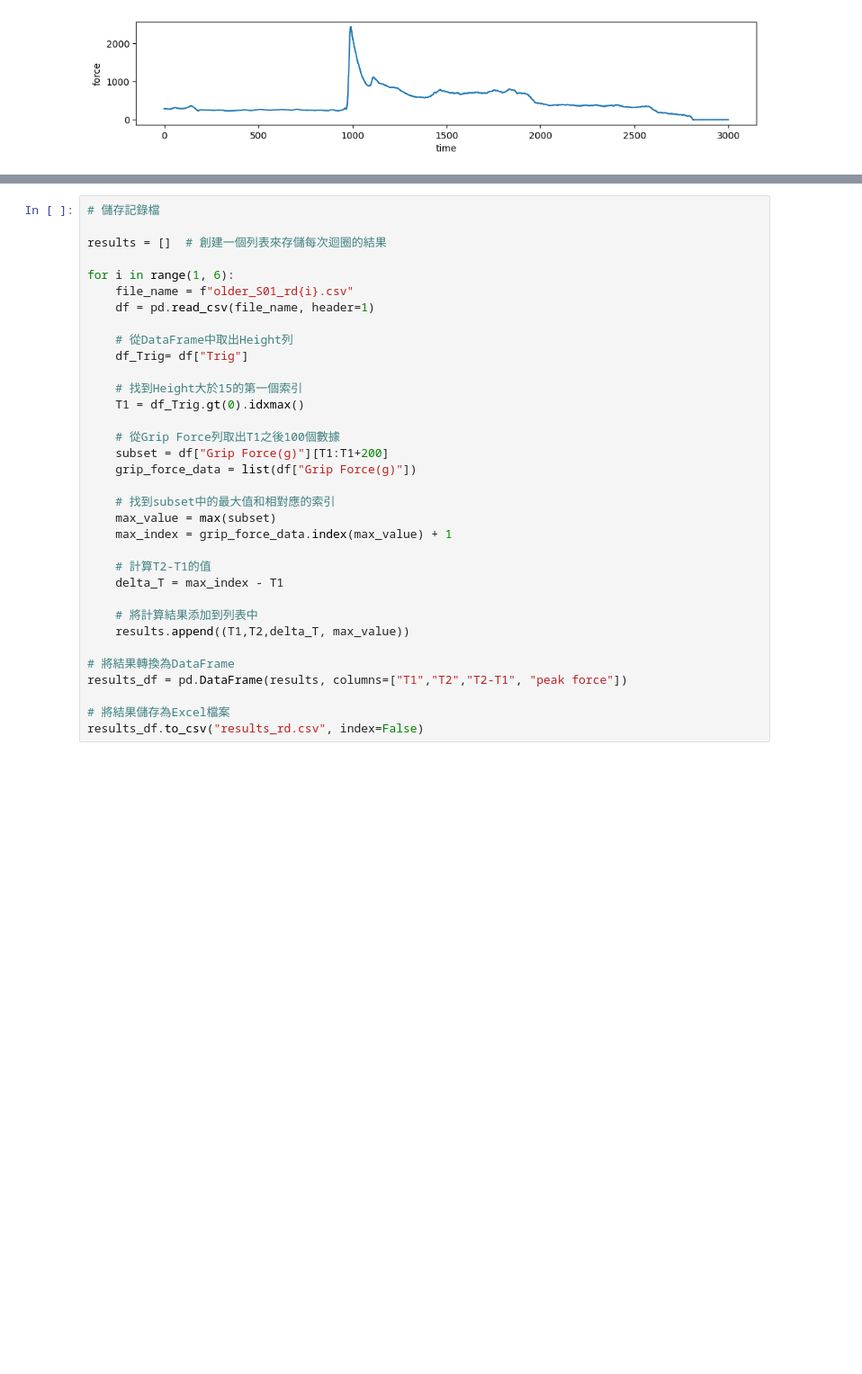
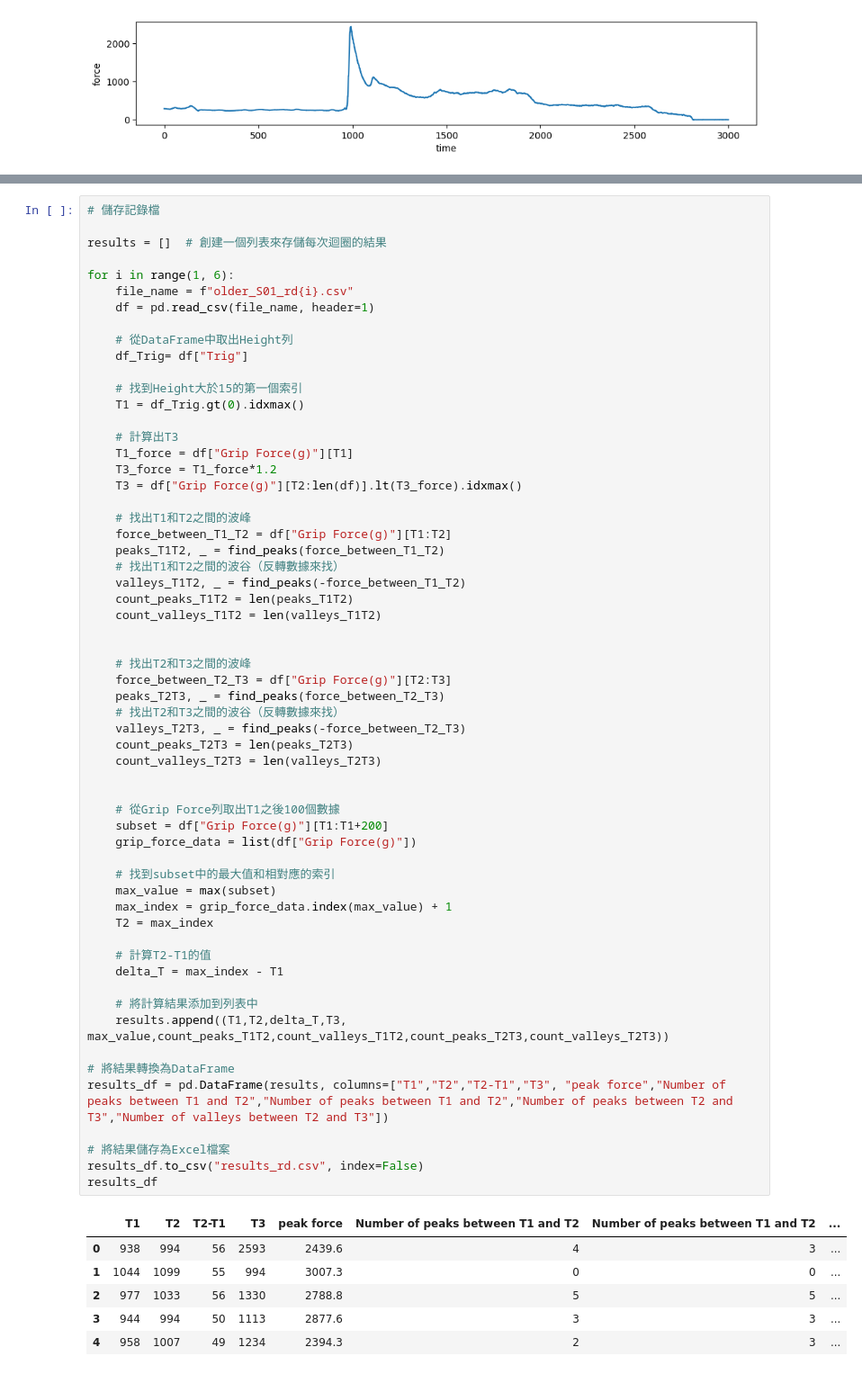
Before and after one commit to Howdy-Lin/twitchProject, a Jupyter notebook: older/S01/elder_rd.ipynb, the cells around one changed output, grey strips where cells are left out. Shown at 90% size. Saved outputs shown, nothing was run; the diff lists cells and outputs as text; blank space fills up the shorter version.

```diff
--- a/older/S01/elder_rd.ipynb
+++ b/older/S01/elder_rd.ipynb
@@ -133,32 +153,64 @@ Number of valleys between T2 and T3: 14
 
 results = []  # 創建一個列表來存儲每次迴圈的結果
 
 for i in range(1, 6):
     file_name = f"older_S01_rd{i}.csv"
     df = pd.read_csv(file_name, header=1)
 
     # 從DataFrame中取出Height列
     df_Trig= df["Trig"]
 
     # 找到Height大於15的第一個索引
     T1 = df_Trig.gt(0).idxmax()
 
+    # 計算出T3
+    T1_force = df["Grip Force(g)"][T1]
+    T3_force = T1_force*1.2
+    T3 = df["Grip Force(g)"][T2:len(df)].lt(T3_force).idxmax()
+
+    # 找出T1和T2之間的波峰
+    force_between_T1_T2 = df["Grip Force(g)"][T1:T2]
+    peaks_T1T2, _ = find_peaks(force_between_T1_T2)
+    # 找出T1和T2之間的波谷（反轉數據來找）
+    valleys_T1T2, _ = find_peaks(-force_between_T1_T2)
+    count_peaks_T1T2 = len(peaks_T1T2)
+    count_valleys_T1T2 = len(valleys_T1T2)
+
+
+    # 找出T2和T3之間的波峰
+    force_between_T2_T3 = df["Grip Force(g)"][T2:T3]
+    peaks_T2T3, _ = find_peaks(force_between_T2_T3)
+    # 找出T2和T3之間的波谷（反轉數據來找）
+    valleys_T2T3, _ = find_peaks(-force_between_T2_T3)
+    count_peaks_T2T3 = len(peaks_T2T3)
+    count_valleys_T2T3 = len(valleys_T2T3)
+
+
     # 從Grip Force列取出T1之後100個數據
     subset = df["Grip Force(g)"][T1:T1+200]
     grip_force_data = list(df["Grip Force(g)"])
 
     # 找到subset中的最大值和相對應的索引
     max_value = max(subset)
     max_index = grip_force_data.index(max_value) + 1
+    T2 = max_index
 
     # 計算T2-T1的值
     delta_T = max_index - T1
 
     # 將計算結果添加到列表中
-    results.append((T1,T2,delta_T, max_value))
+    results.append((T1,T2,delta_T,T3, max_value,count_peaks_T1T2,count_valleys_T1T2,count_peaks_T2T3,count_valleys_T2T3))
 
 # 將結果轉換為DataFrame
-results_df = pd.DataFrame(results, columns=["T1","T2","T2-T1", "peak force"])
+results_df = pd.DataFrame(results, columns=["T1","T2","T2-T1","T3", "peak force","Number of peaks between T1 and T2","Number of peaks between T1 and T2","Number of peaks between T2 and T3","Number of valleys between T2 and T3"])
 
 # 將結果儲存為Excel檔案
 results_df.to_csv("results_rd.csv", index=False)
+results_df
+# %% [output]
+|  | T1 | T2 | T2-T1 | T3 | peak force | Number of peaks between T1 and T2 | Number of peaks between T1 and T2 | ... |
+| 0 | 938 | 994 | 56 | 2593 | 2439.6 | 4 | 3 | ... |
+| 1 | 1044 | 1099 | 55 | 994 | 3007.3 | 0 | 0 | ... |
+| 2 | 977 | 1033 | 56 | 1330 | 2788.8 | 5 | 5 | ... |
+| 3 | 944 | 994 | 50 | 1113 | 2877.6 | 3 | 3 | ... |
+| 4 | 958 | 1007 | 49 | 1234 | 2394.3 | 2 | 3 | ... |
```
Also changed, not shown: parts of 2 cells of this notebook, 1 other file.
